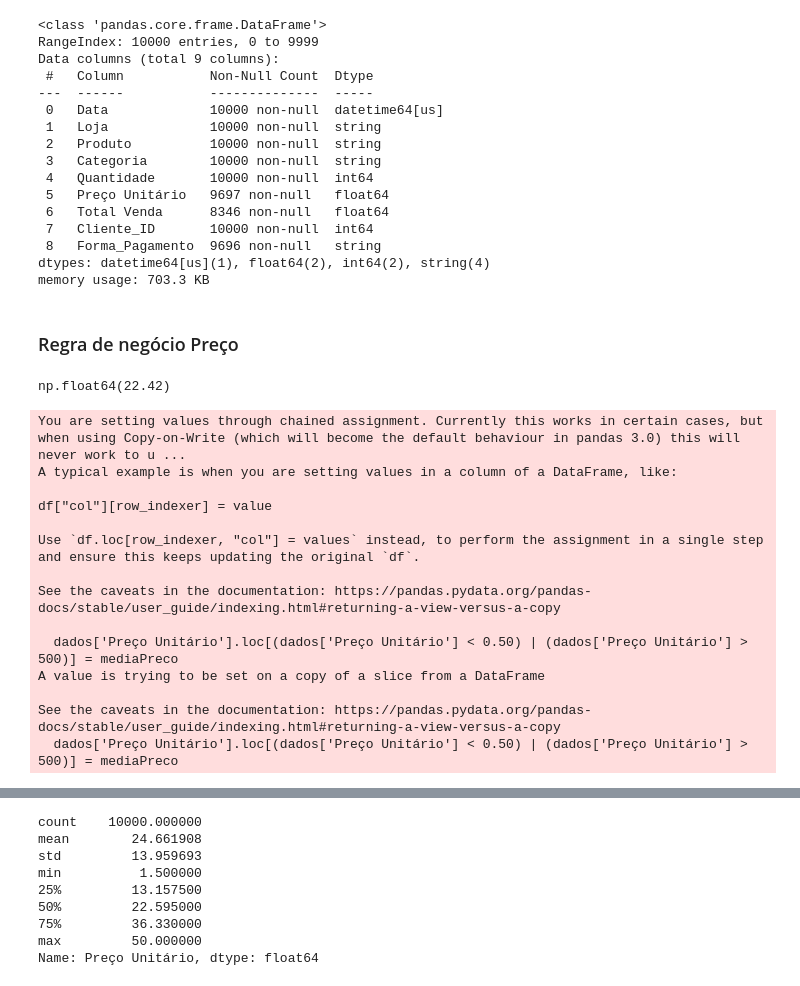
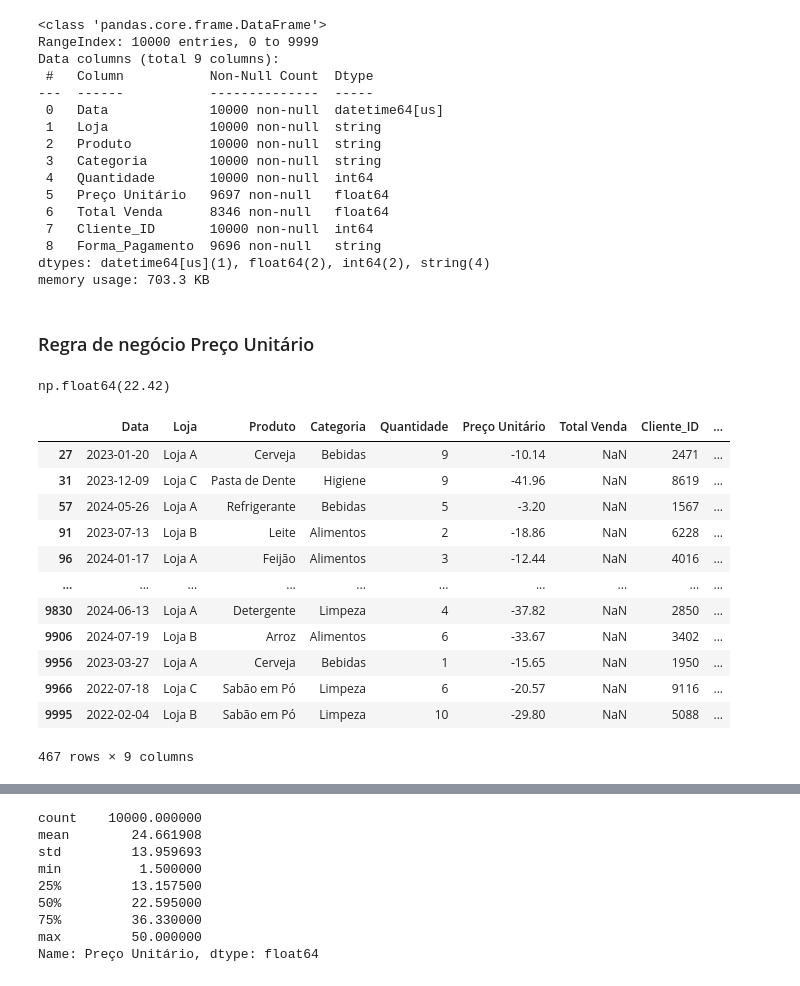
Before and after one commit to jailtonmonteiro/Supermercado, a Jupyter notebook: notebook/tratamento.ipynb, the cells around one changed output, grey strips where cells are left out. Cells and saved outputs as stored; diff of their text form; code cells hidden in the pictures.

```diff
--- a/notebook/tratamento.ipynb
+++ b/notebook/tratamento.ipynb
@@ -74,4 +76,5 @@ dados['Cliente_ID'].isnull().sum()
 # %% [output]
 np.int64(268)
 # %%
-dados['Cliente_ID'].loc[dados['Cliente_ID'].isnull()] = 0000
+# Preenchendo valores nulos com padrão
+dados['Cliente_ID'] = dados['Cliente_ID'].fillna(0000)
@@ -118,4 +107,4 @@ medianaQtd
 2.0
 # %%
 # Preenchimento de valores nulos
-dados['Quantidade'].fillna(medianaQtd, inplace=True)
+dados['Quantidade'] = dados['Quantidade'].fillna(medianaQtd)
@@ -181,5 +182,5 @@ Data columns (total 9 columns):
 dtypes: datetime64[us](1), float64(2), int64(2), string(4)
 memory usage: 703.3 KB
 # %% [markdown]
-### Regra de negócio Preço
+### Regra de negócio Preço Unitário
 # %%
@@ -189,20 +190,20 @@ mediaPreco
 # %% [output]
 np.float64(22.42)
 # %%
-dados['Preço Unitário'].loc[(dados['Preço Unitário'] < 0.50) | (dados['Preço Unitário'] > 500)] = mediaPreco
+# Filtro de valores fora da regra de negócio
+dados.loc[(dados['Preço Unitário'] < 0.50) | (dados['Preço Unitário'] > 500)]
 # %% [output]
+|  | Data | Loja | Produto | Categoria | Quantidade | Preço Unitário | Total Venda | Cliente_ID | ... |
+| 27 | 2023-01-20 | Loja A | Cerveja | Bebidas | 9 | -10.14 | NaN | 2471 | ... |
+| 31 | 2023-12-09 | Loja C | Pasta de Dente | Higiene | 9 | -41.96 | NaN | 8619 | ... |
+| 57 | 2024-05-26 | Loja A | Refrigerante | Bebidas | 5 | -3.20 | NaN | 1567 | ... |
+| 91 | 2023-07-13 | Loja B | Leite | Alimentos | 2 | -18.86 | NaN | 6228 | ... |
+| 96 | 2024-01-17 | Loja A | Feijão | Alimentos | 3 | -12.44 | NaN | 4016 | ... |
+| ... | ... | ... | ... | ... | ... | ... | ... | ... | ... |
+| 9830 | 2024-06-13 | Loja A | Detergente | Limpeza | 4 | -37.82 | NaN | 2850 | ... |
+| 9906 | 2024-07-19 | Loja B | Arroz | Alimentos | 6 | -33.67 | NaN | 3402 | ... |
+| 9956 | 2023-03-27 | Loja A | Cerveja | Bebidas | 1 | -15.65 | NaN | 1950 | ... |
+| 9966 | 2022-07-18 | Loja C | Sabão em Pó | Limpeza | 6 | -20.57 | NaN | 9116 | ... |
+| 9995 | 2022-02-04 | Loja B | Sabão em Pó | Limpeza | 10 | -29.80 | NaN | 5088 | ... |
-You are setting values through chained assignment. Currently this works in certain cases, but when using Copy-on-Write (which will become the default behaviour in pandas 3.0) this will never work to u ...
-A typical example is when you are setting values in a column of a DataFrame, like:
-
-df["col"][row_indexer] = value
-
-Use `df.loc[row_indexer, "col"] = values` instead, to perform the assignment in a single step and ensure this keeps updating the original `df`.
-
-See the caveats in the documentation: https://pandas.pydata.org/pandas-docs/stable/user_guide/indexing.html#returning-a-view-versus-a-copy
-
-  dados['Preço Unitário'].loc[(dados['Preço Unitário'] < 0.50) | (dados['Preço Unitário'] > 500)] = mediaPreco
-A value is trying to be set on a copy of a slice from a DataFrame
-
-See the caveats in the documentation: https://pandas.pydata.org/pandas-docs/stable/user_guide/indexing.html#returning-a-view-versus-a-copy
-  dados['Preço Unitário'].loc[(dados['Preço Unitário'] < 0.50) | (dados['Preço Unitário'] > 500)] = mediaPreco
+467 rows × 9 columns
 # %%
```
Also changed, not shown: parts of 25 cells of this notebook, 1 other file.
